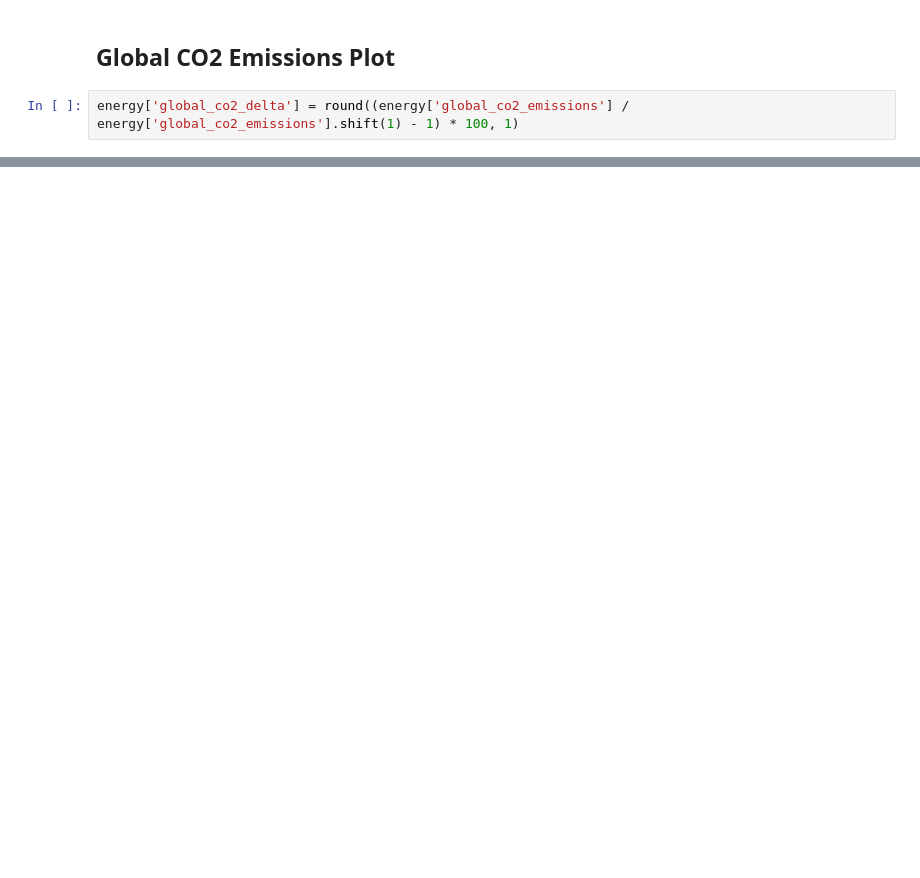
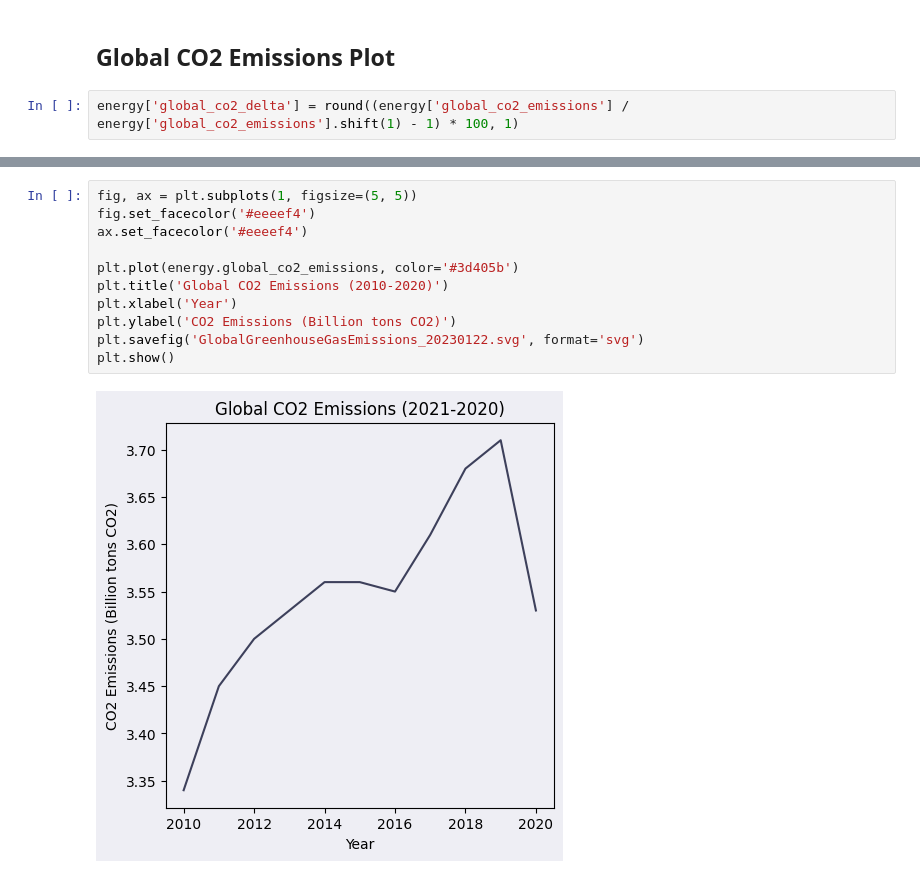
Before and after one commit to simonabors/worlddataviz, a Jupyter notebook: What_just_happened_viz.ipynb, the cells around one changed output, grey strips where cells are left out. Saved outputs shown, nothing was run; the diff lists cells and outputs as text; blank space fills up the shorter version.

```diff
--- a/What_just_happened_viz.ipynb
+++ b/What_just_happened_viz.ipynb
@@ -714,0 +718,13 @@ plt.show()
+# %%
+fig, ax = plt.subplots(1, figsize=(5, 5))
+fig.set_facecolor('#eeeef4')
+ax.set_facecolor('#eeeef4')
+
+plt.plot(energy.global_co2_emissions, color='#3d405b')
+plt.title('Global CO2 Emissions (2010-2020)')
+plt.xlabel('Year')
+plt.ylabel('CO2 Emissions (Billion tons CO2)')
+plt.savefig('GlobalGreenhouseGasEmissions_20230122.svg', format='svg')
+plt.show()
+# %% [output]
+[figure, added]
```
Also changed, not shown: parts of 2 cells of this notebook, 2 other files.
